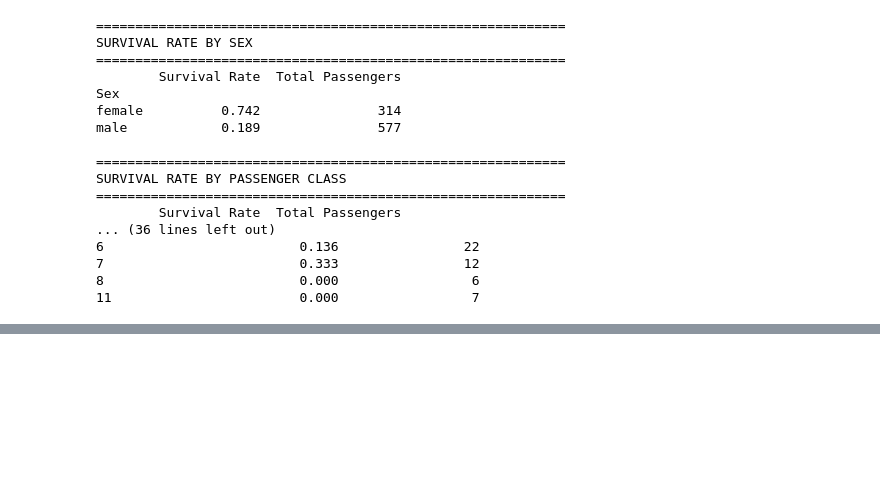
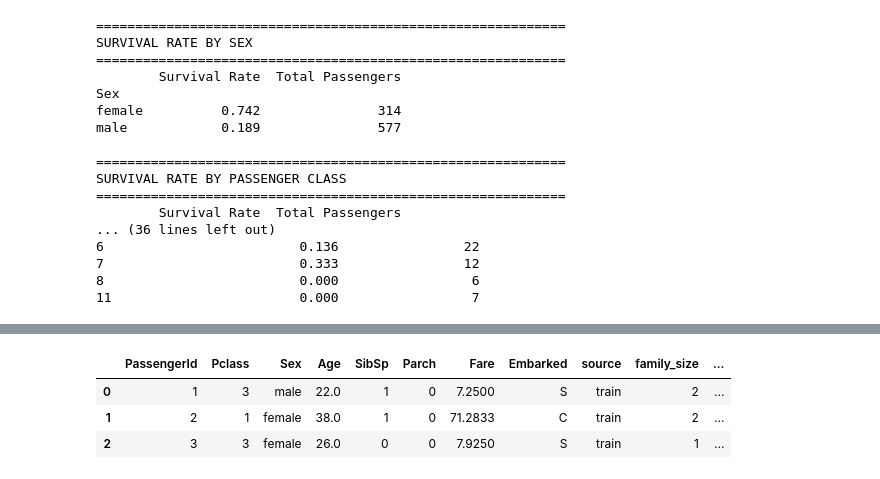
Before and after one commit to sahitani/Gen-AI-Project, a Jupyter notebook: titanic_competition.ipynb, the cells around one changed output, grey strips where cells are left out. Saved outputs shown, nothing was run; the diff lists cells and outputs as text; code cells hidden in the pictures; blank space fills up the shorter version.

```diff
--- a/titanic_competition.ipynb
+++ b/titanic_competition.ipynb
@@ -12,8 +12,8 @@ import seaborn as sns
 np.random.seed(42)
 
 # Load the uploaded datasets
-train_df = pd.read_csv('/Titanic_train.csv')
-test_df = pd.read_csv('/Titanic_test.csv')
+train_df = pd.read_csv('/content/sample_data/Titanic_train.csv')
+test_df = pd.read_csv('/content/sample_data/Titanic_test.csv')
 
 print("Train data shape:", train_df.shape)
 print("Test data shape: ", test_df.shape)
@@ -144,3 +144,73 @@ SURVIVAL RATE BY PASSENGER CLASS
 7                         0.333                12
 8                         0.000                 6
 11                        0.000                 7
+# %%
+# Cell 4 — Combine datasets and engineer features
+
+# Save target variable separately
+y_train = train_df['Survived']
+
+# Drop target from train so train and test have same columns
+train_features = train_df.drop('Survived', axis=1)
+
+# Add a marker column to track which is train vs test
+train_features['source'] = 'train'
+test_df['source'] = 'test'
+
+# Combine into one dataframe
+combined = pd.concat([train_features, test_df], axis=0, ignore_index=True)
+print(f"Combined dataset shape: {combined.shape}")
+
+# ============================================
+# FEATURE ENGINEERING
+# ============================================
+
+# 1. Family size and is_alone
+combined['family_size'] = combined['SibSp'] + combined['Parch'] + 1
+combined['is_alone'] = (combined['family_size'] == 1).astype(int)
+
+print(f"\nfamily_size distribution:")
+print(combined['family_size'].value_counts().sort_index())
+
+# 2. Extract Title from Name
+# Names look like "Braund, Mr. Owen Harris"
+# We extract whatever comes between ", " and ". "
+combined['title'] = combined['Name'].str.extract(r' ([A-Za-z]+)\.')
+
+print(f"\nRaw titles found:")
+print(combined['title'].value_counts())
+
+# Group rare titles into "Rare" category
+title_mapping = {
+    'Mr': 'Mr',
+    'Miss': 'Miss',
+    'Mrs': 'Mrs',
+    'Master': 'Master',
+    'Mlle': 'Miss',     # French Miss
+    'Ms': 'Miss',
+    'Mme': 'Mrs',       # French Mrs
+}
+
+# Apply mapping; everything not in mapping becomes "Rare"
+combined['title'] = combined['title'].map(title_mapping).fillna('Rare')
+
+print(f"\nFinal title categories:")
+print(combined['title'].value_counts())
+
+# 3. has_cabin binary flag
+combined['has_cabin'] = combined['Cabin'].notna().astype(int)
+print(f"\nhas_cabin distribution:")
+print(combined['has_cabin'].value_counts())
+
+# 4. Drop columns we will not use
+columns_to_drop = ['Name', 'Ticket', 'Cabin', 'PassengerId']
+# Note: keeping PassengerId for now to remerge for submission later
+combined_passenger_ids = combined['PassengerId'].copy()  # save for later
+combined = combined.drop(columns=['Name', 'Ticket', 'Cabin'])
+
+print(f"\nCombined shape after engineering: {combined.shape}")
+print(f"\nColumns now: {combined.columns.tolist()}")
+
+print("\nFirst 3 rows of  data:")
+display(combined.head(3))
+# %% [output]
@@ -146,0 +234,4 @@ SURVIVAL RATE BY PASSENGER CLASS
+|  | PassengerId | Pclass | Sex | Age | SibSp | Parch | Fare | Embarked | source | family_size | ... |
+| 0 | 1 | 3 | male | 22.0 | 1 | 0 | 7.2500 | S | train | 2 | ... |
+| 1 | 2 | 1 | female | 38.0 | 1 | 0 | 71.2833 | C | train | 2 | ... |
+| 2 | 3 | 3 | female | 26.0 | 0 | 0 | 7.9250 | S | train | 1 | ... |
```
Also changed, not shown: parts of 8 cells of this notebook.
